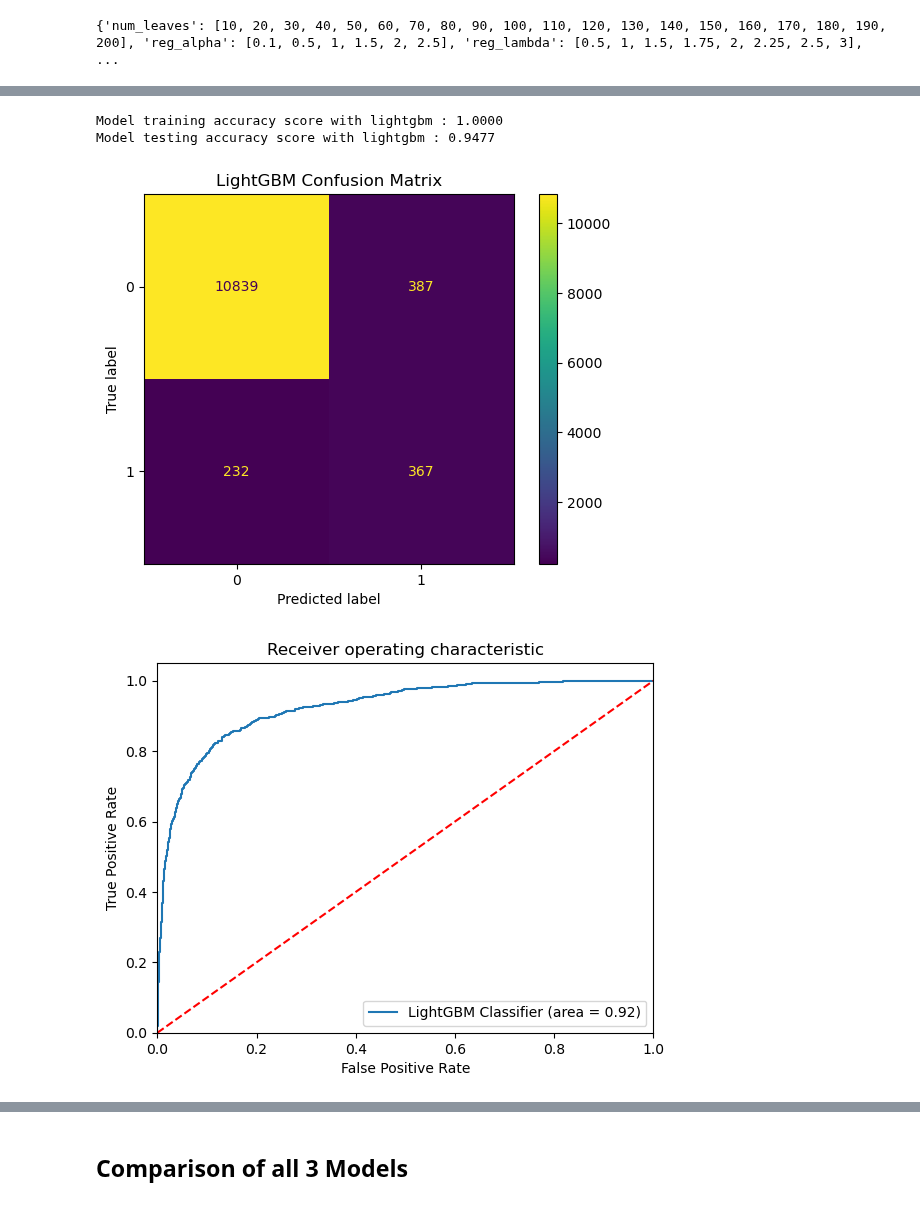
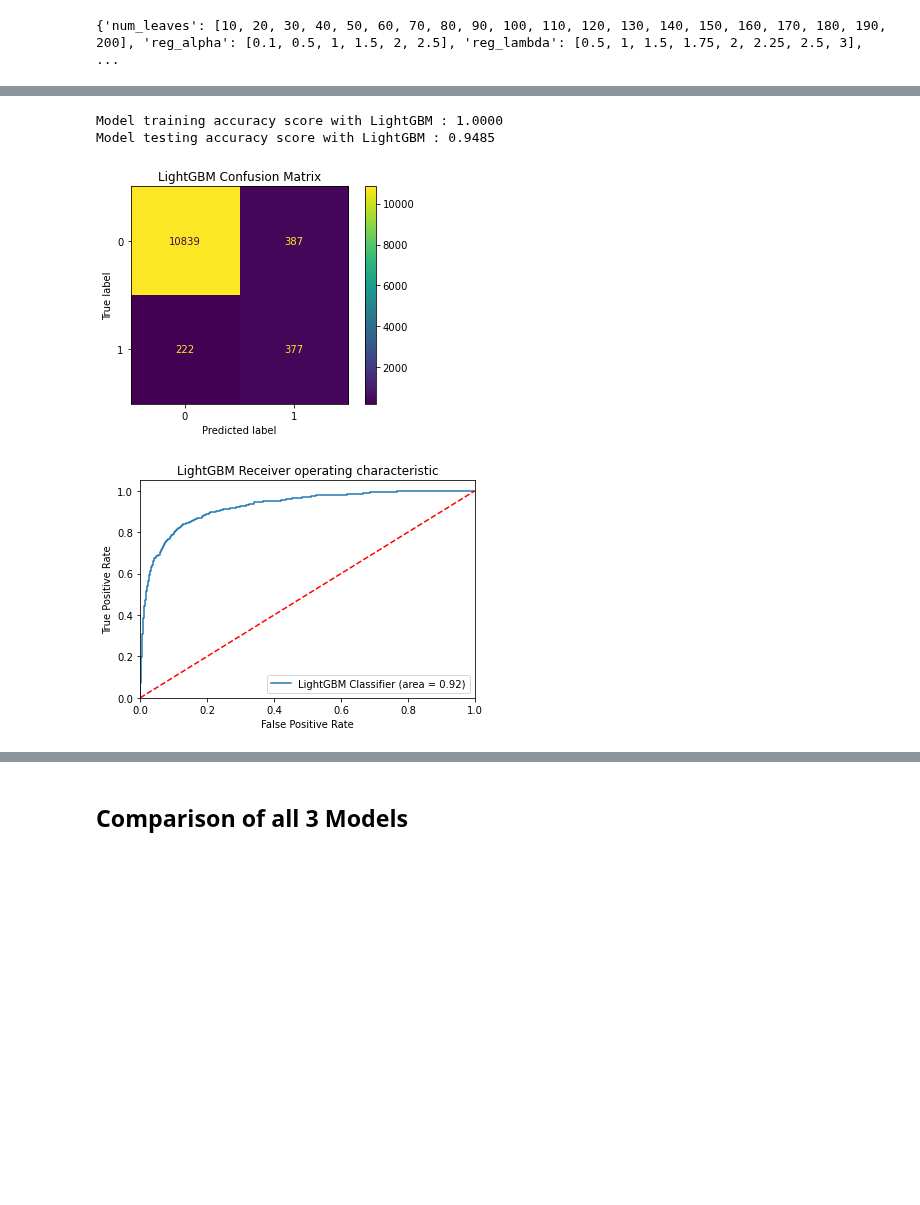
Before and after one commit to claudia-07/DSA4262-ACMXZ, a Jupyter notebook: modelling/lightgbm.ipynb, the cells around one changed output, grey strips where cells are left out. Saved outputs shown, nothing was run; the diff lists cells and outputs as text; code cells hidden in the pictures; blank space fills up the shorter version.

```diff
--- a/modelling/lightgbm.ipynb
+++ b/modelling/lightgbm.ipynb
@@ -49,17 +49,20 @@ y_val = y_val.astype(int)
 # %%
 def lgbmodel(X_train, y_train, X_test, y_test,
-                    scale_pos_weight = 2, reg_lambda = 1, reg_alpha=1, num_leaves =100, n_estimators=270, min_child_weight = 4.0, min_child_samples = 60, max_depth= 80):
+            num_leaves = 31, max_depth = -1, n_estimators = 100, min_child_weight = 0.001,
+            min_child_samples = 20, reg_alpha = 0, reg_lambda = 0, scale_pos_weight = None):
 
     ## create base random forest classifier
-    lgbm = lgb.LGBMClassifier(learning_rate=0.14048611339776612, scale_pos_weight = 2, reg_lambda = 1, reg_alpha=1, num_leaves =100, n_estimators=270, min_child_weight = 4.0, min_child_samples = 60, max_depth= 80)
+    lgbm = lgb.LGBMClassifier(random_state = 42, num_leaves = num_leaves, max_depth = max_depth, n_estimators = n_estimators,
+                                min_child_weight = min_child_weight, min_child_samples = min_child_samples,
+                                reg_alpha = reg_alpha, reg_lambda = reg_lambda, scale_pos_weight = scale_pos_weight)
 
     lgbm.fit(X_train, y_train)
 
     ## predict labels in for training and test set
     y_train = lgbm.predict(X_train)
     y_pred = lgbm.predict(X_test)
-    print('Model training accuracy score with lightgbm : {0:0.4f}'. format(accuracy_score(y_train, y_train)))
-    print('Model testing accuracy score with lightgbm : {0:0.4f}'. format(accuracy_score(y_test, y_pred)))
+    print('Model training accuracy score with LightGBM : {0:0.4f}'. format(accuracy_score(y_train, y_train)))
+    print('Model testing accuracy score with LightGBM : {0:0.4f}'. format(accuracy_score(y_test, y_pred)))
 
     ## confusion matrix plot
     plot_confusion_matrix(lgbm, X_test, y_test)
@@ -79,7 +82,7 @@ def lgbmodel(X_train, y_train, X_test, y_test,
     plt.ylim([0.0, 1.05])
     plt.xlabel('False Positive Rate')
     plt.ylabel('True Positive Rate')
-    plt.title('Receiver operating characteristic')
+    plt.title('LightGBM Receiver operating characteristic')
     plt.legend(loc = "lower right")
     plt.show()
 
@@ -94,7 +97,7 @@ def lgbmodel(X_train, y_train, X_test, y_test,
     plt.ylim([0.0, 1.05])
     plt.xlabel('Recall')
     plt.ylabel('Precision')
-    plt.title('Precision-Recall')
+    plt.title('LightGBM Precision-Recall')
     plt.legend(loc = "lower right")
     plt.show()
 
@@ -302,9 +262,10 @@ Fitting 5 folds for each of 100 candidates, totalling 500 fits
 {'scale_pos_weight': 2, 'reg_lambda': 1, 'reg_alpha': 1, 'num_leaves': 100, 'n_estimators': 270, 'min_child_weight': 4.0, 'min_child_samples': 60, 'max_depth': 80}
 # %%
 hyperparameter_model = lgbmodel(X_train[best_var], y_train, X_test[best_var], y_test,
-                                    scale_pos_weight = 2, reg_lambda = 1, reg_alpha=1, num_leaves =100, n_estimators=270, min_child_weight = 4.0, min_child_samples = 60, max_depth= 80)
+                                num_leaves = 100, max_depth = 80, n_estimators = 270, min_child_weight = 4,
+                                min_child_samples = 60, reg_alpha = 1, reg_lambda = 1, scale_pos_weight = 2)
 # %% [output]
-Model training accuracy score with lightgbm : 1.0000
-Model testing accuracy score with lightgbm : 0.9477
+Model training accuracy score with LightGBM : 1.0000
+Model testing accuracy score with LightGBM : 0.9485
-[figure, old version]
+[figure, new version]
-[figure, old version]
+[figure, new version]
```
Also changed, not shown: parts of 11 cells of this notebook.
